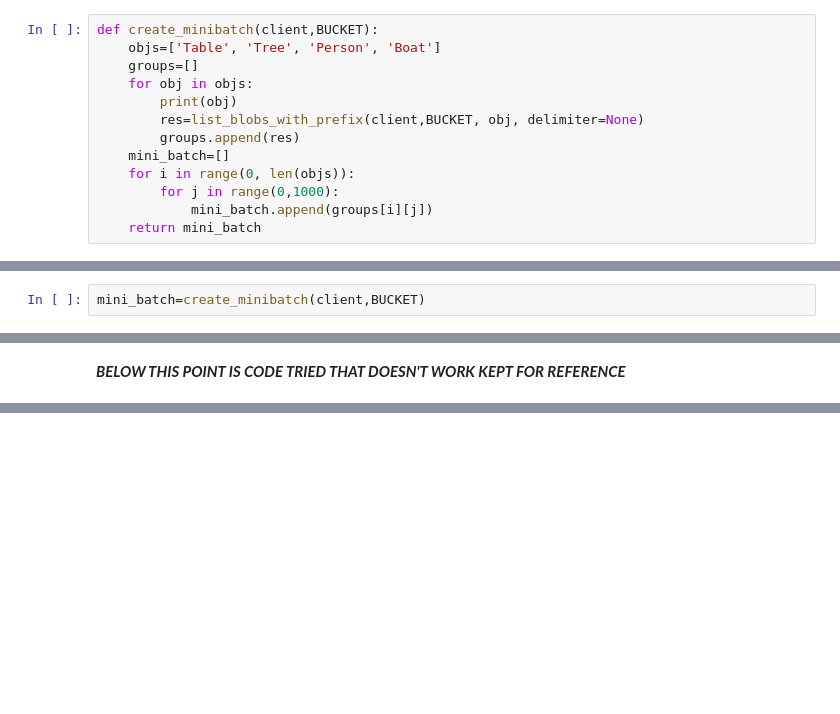
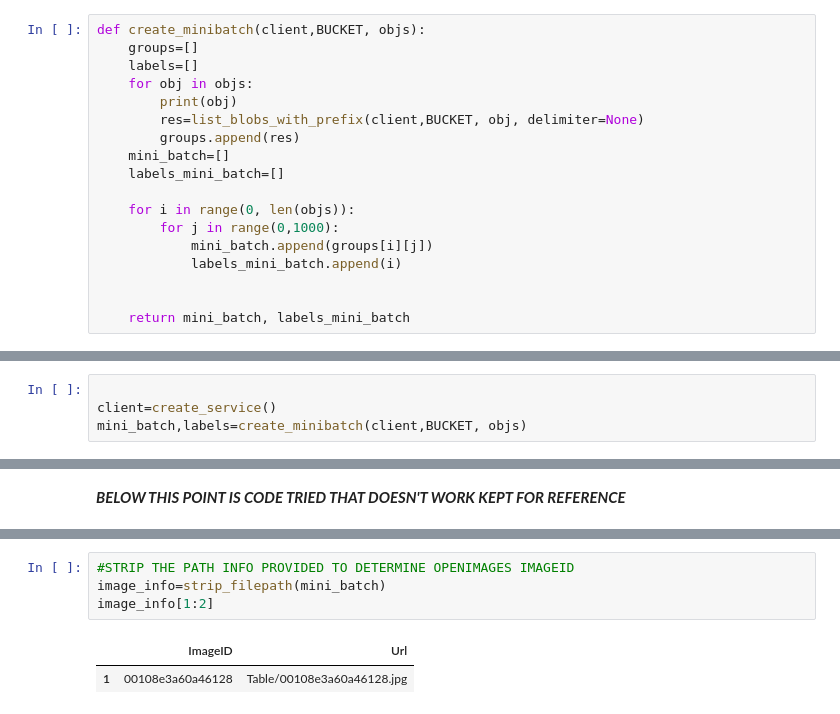
Before and after one commit to cabincabin/MLRobustClassifier, a Jupyter notebook: notebooks/generate_minibatch.ipynb, the cells around one changed output, grey strips where cells are left out. Drawn from its saved outputs; the diff is of its cells as text; blank space fills up the shorter version.

```diff
--- a/notebooks/generate_minibatch.ipynb
+++ b/notebooks/generate_minibatch.ipynb
@@ -190,18 +116,23 @@ def plot_image(filename):
     plt.imshow(img)
     plt.show()
 # %%
-def create_minibatch(client,BUCKET):
-    objs=['Table', 'Tree', 'Person', 'Boat']
+def create_minibatch(client,BUCKET, objs):
     groups=[]
+    labels=[]
     for obj in objs:
         print(obj)
         res=list_blobs_with_prefix(client,BUCKET, obj, delimiter=None)
         groups.append(res)
     mini_batch=[]
+    labels_mini_batch=[]
+
     for i in range(0, len(objs)):
         for j in range(0,1000):
             mini_batch.append(groups[i][j])
-    return mini_batch
+            labels_mini_batch.append(i)
+
+
+    return mini_batch, labels_mini_batch
 # %%
 def strip_filepath(infiles):
     strip=[]
@@ -230,7 +182,9 @@ def download_content(file):
 # %% [markdown]
 #### Import mini-batch urls based on bucket name
 # %%
-mini_batch=create_minibatch(client,BUCKET)
+
+client=create_service()
+mini_batch,labels=create_minibatch(client,BUCKET, objs)
 # %% [output]
 Table
 Tree
@@ -281,0 +546,7 @@ def build_master_df():
+# %%
+#STRIP THE PATH INFO PROVIDED TO DETERMINE OPENIMAGES IMAGEID
+image_info=strip_filepath(mini_batch)
+image_info[1:2]
+# %% [output]
+|  | ImageID | Url |
+| 1 | 00108e3a60a46128 | Table/00108e3a60a46128.jpg |
```
Also changed, not shown: parts of 23 cells of this notebook, 1 other file.
